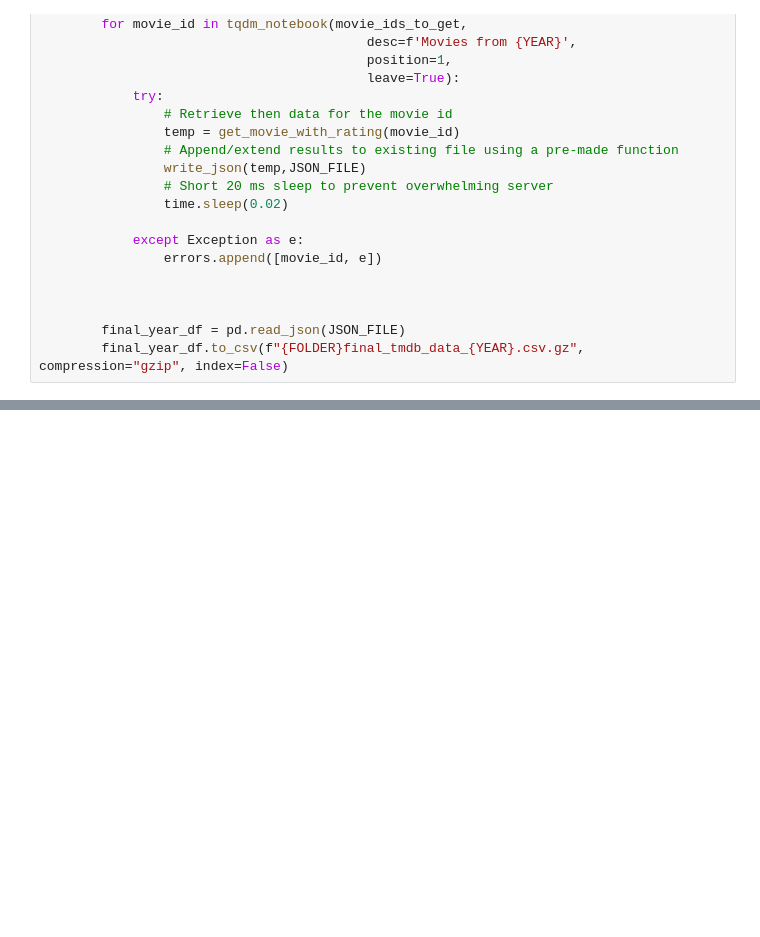
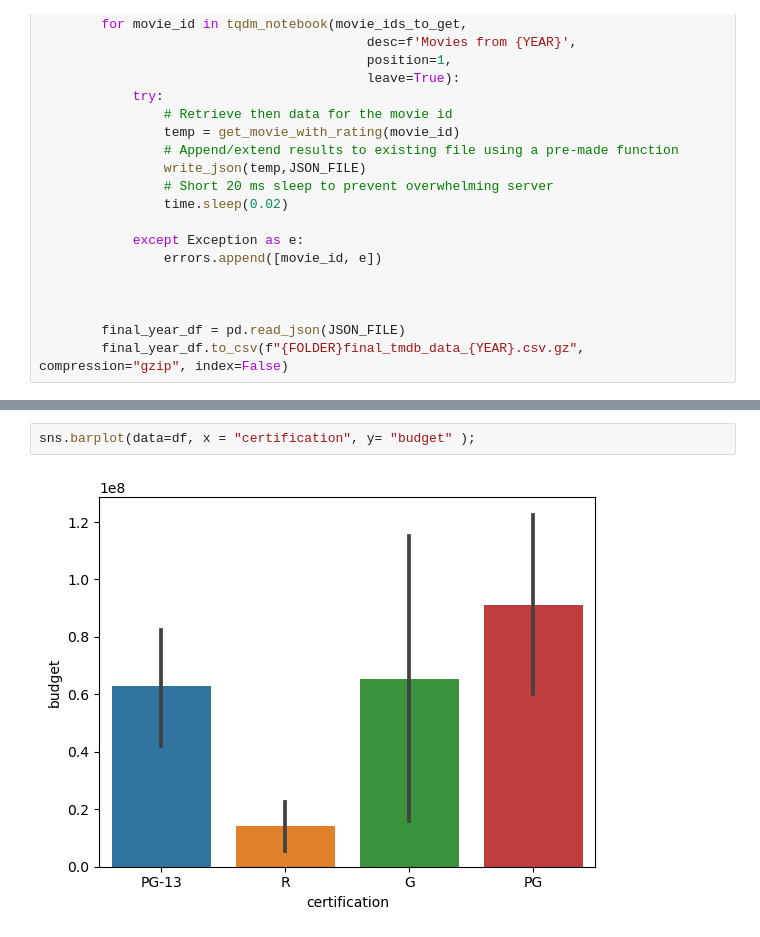
Before and after one commit to CaillahR/Project-3-Part-1, a Jupyter notebook: Project 3 part 2.ipynb, the cells around one changed output, grey strips where cells are left out. Drawn from its saved outputs; the diff is of its cells as text; blank space fills up the shorter version.

```diff
--- a/Project 3 part 2.ipynb
+++ b/Project 3 part 2.ipynb
@@ -190,0 +296,4 @@ print(f"- Total errors: {len(errors)}")
+# %%
+sns.barplot(data=df, x = "certification", y= "budget" );
+# %% [output]
+[figure, added]
```
Also changed, not shown: parts of 15 cells of this notebook.
